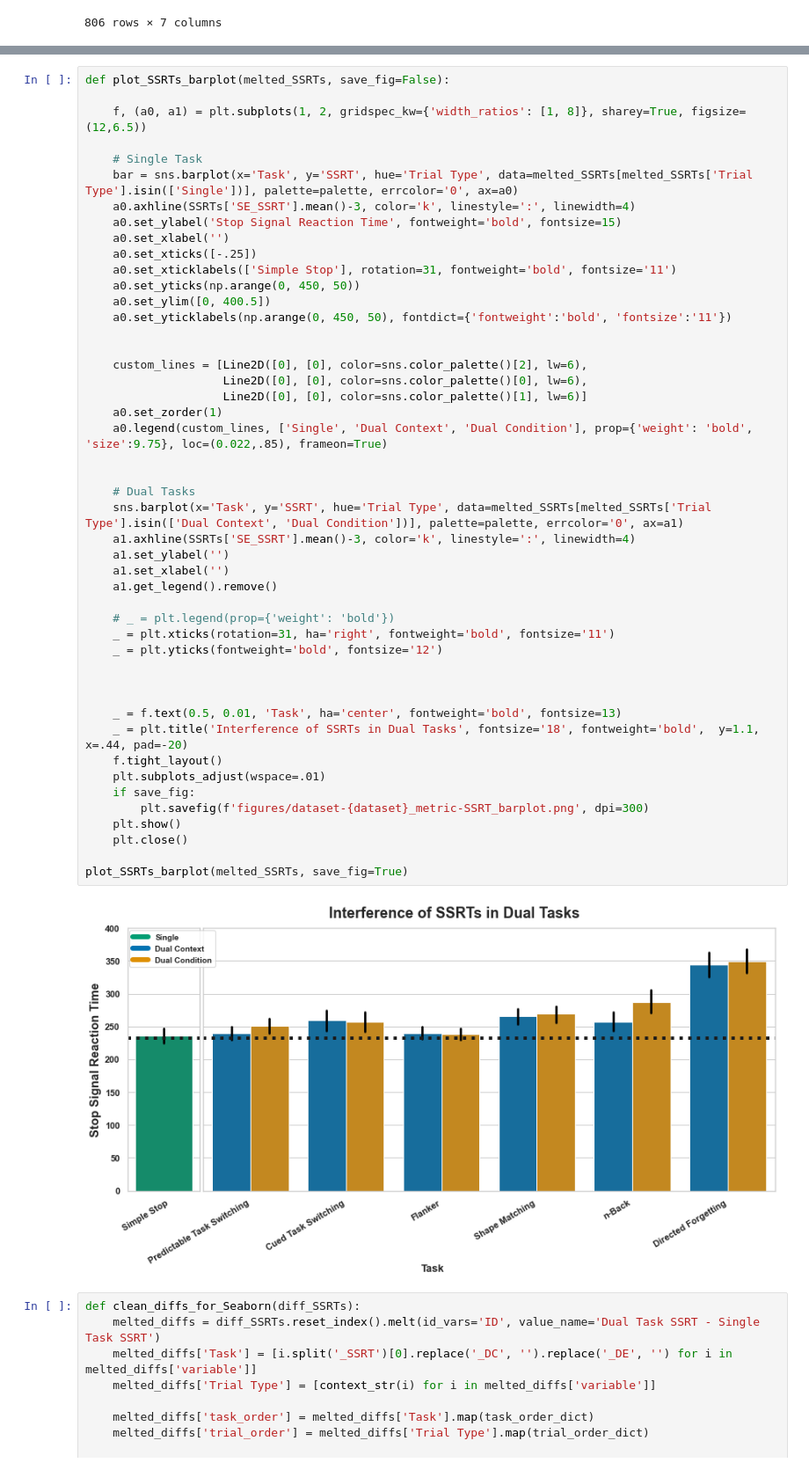
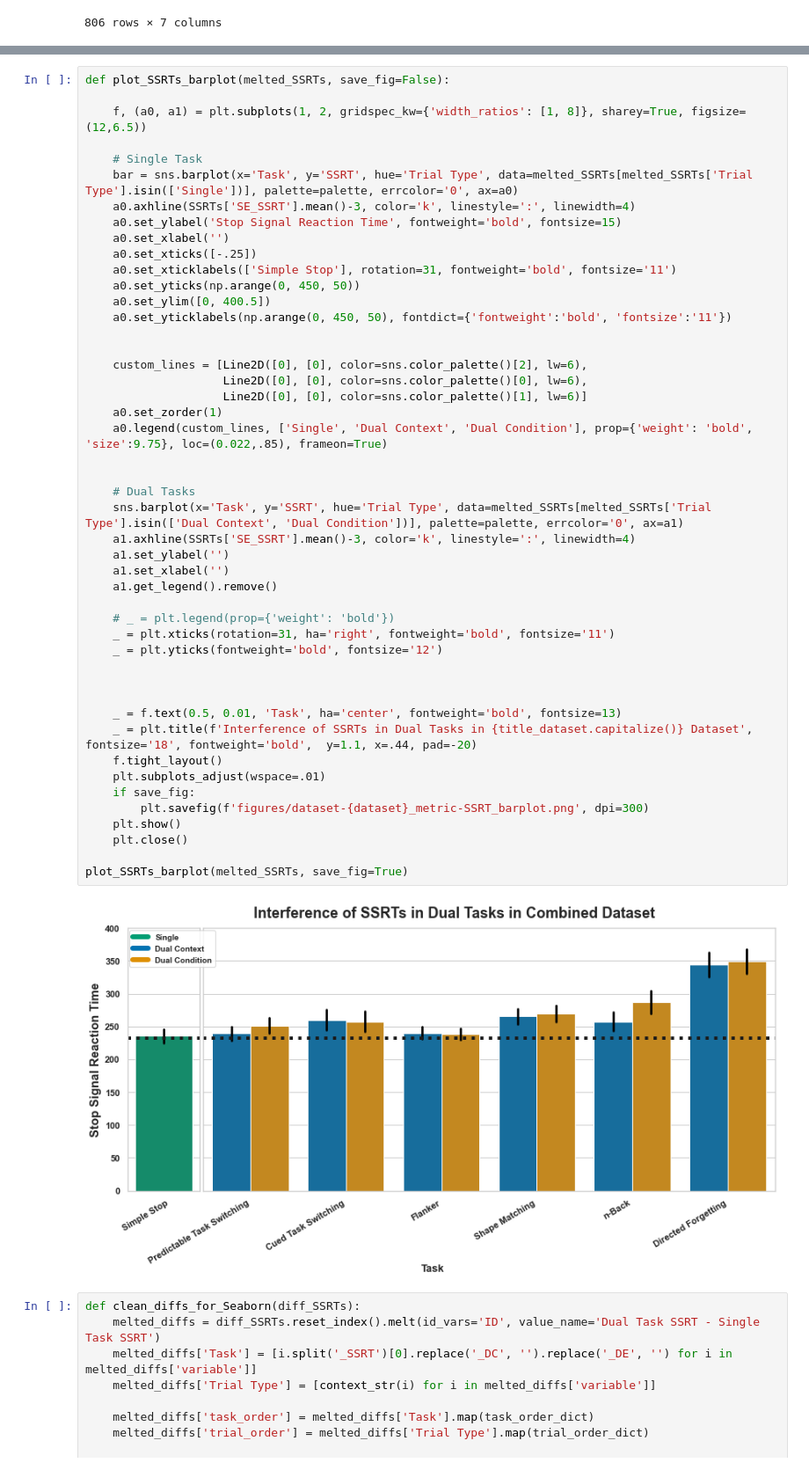
Before and after one commit to henrymj/mturk_dualStop_analysis, a Jupyter notebook: analysis-validation_dataset-all.ipynb, the cells around one changed output, grey strips where cells are left out. Shown: that part at 88% size. Drawn from its saved outputs; the diff is of its cells as text.

Commit message:
add dataset id to title of barplots

```diff
--- a/analysis-validation_dataset-all.ipynb
+++ b/analysis-validation_dataset-all.ipynb
@@ -380,35 +385,35 @@ def plot_SSRTs_barplot(melted_SSRTs, save_fig=False):
     custom_lines = [Line2D([0], [0], color=sns.color_palette()[2], lw=6),
                     Line2D([0], [0], color=sns.color_palette()[0], lw=6),
                     Line2D([0], [0], color=sns.color_palette()[1], lw=6)]
     a0.set_zorder(1)
     a0.legend(custom_lines, ['Single', 'Dual Context', 'Dual Condition'], prop={'weight': 'bold', 'size':9.75}, loc=(0.022,.85), frameon=True)
 
 
     # Dual Tasks
     sns.barplot(x='Task', y='SSRT', hue='Trial Type', data=melted_SSRTs[melted_SSRTs['Trial Type'].isin(['Dual Context', 'Dual Condition'])], palette=palette, errcolor='0', ax=a1)
     a1.axhline(SSRTs['SE_SSRT'].mean()-3, color='k', linestyle=':', linewidth=4)
     a1.set_ylabel('')
     a1.set_xlabel('')
     a1.get_legend().remove()
 
     # _ = plt.legend(prop={'weight': 'bold'})
     _ = plt.xticks(rotation=31, ha='right', fontweight='bold', fontsize='11')
     _ = plt.yticks(fontweight='bold', fontsize='12')
 
 
 
     _ = f.text(0.5, 0.01, 'Task', ha='center', fontweight='bold', fontsize=13)
-    _ = plt.title('Interference of SSRTs in Dual Tasks', fontsize='18', fontweight='bold',  y=1.1, x=.44, pad=-20)
+    _ = plt.title(f'Interference of SSRTs in Dual Tasks in {title_dataset.capitalize()} Dataset', fontsize='18', fontweight='bold',  y=1.1, x=.44, pad=-20)
     f.tight_layout()
     plt.subplots_adjust(wspace=.01)
     if save_fig:
         plt.savefig(f'figures/dataset-{dataset}_metric-SSRT_barplot.png', dpi=300)
     plt.show()
     plt.close()
 
 plot_SSRTs_barplot(melted_SSRTs, save_fig=True)
 # %% [output]
-[figure, old version]
+[figure, new version]
 # %%
 def clean_diffs_for_Seaborn(diff_SSRTs):
     melted_diffs = diff_SSRTs.reset_index().melt(id_vars='ID', value_name='Dual Task SSRT - Single Task SSRT')
```
Also changed, not shown: parts of 5 cells of this notebook, 8 other files.
